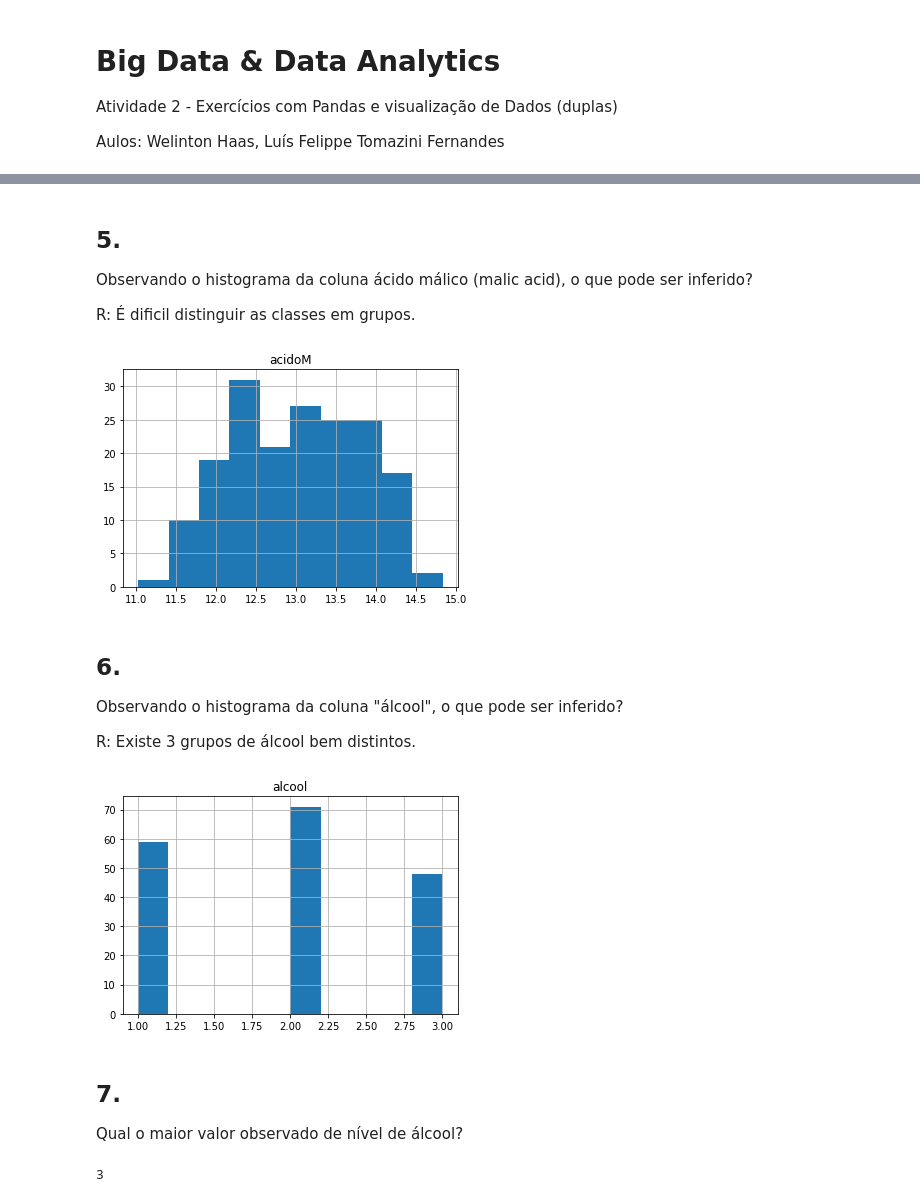
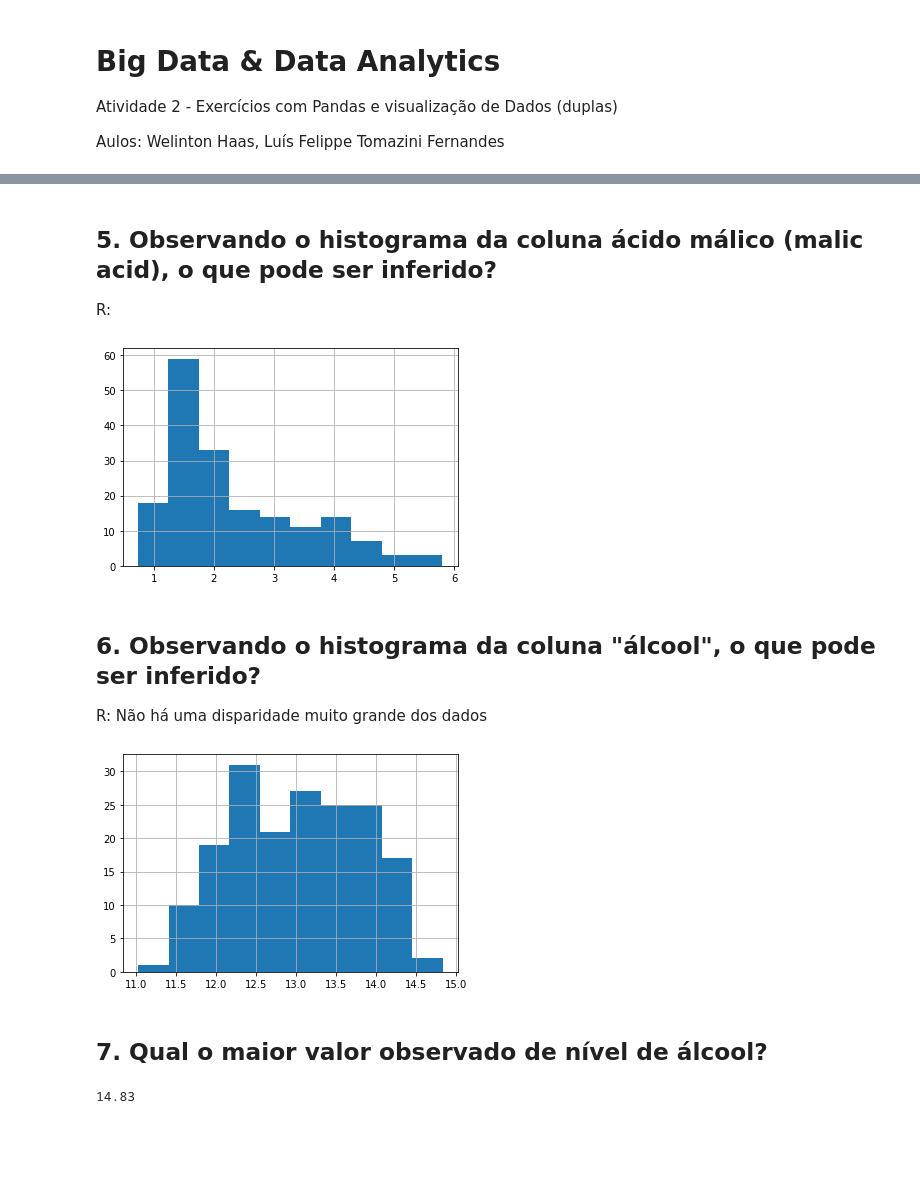
Before and after one commit to EutruTepit/BigData2022, a Jupyter notebook: Trabalhos/Atividade_2_[BIG_DATA].ipynb, the cells around one changed output, grey strips where cells are left out. Saved outputs shown, nothing was run; the diff lists cells and outputs as text; code cells hidden in the pictures; blank space fills up the shorter version.

```diff
--- a/Trabalhos/Atividade_2_[BIG_DATA].ipynb
+++ b/Trabalhos/Atividade_2_[BIG_DATA].ipynb
@@ -9,6 +14,7 @@ Carregue corretamente os dados sobre vinho, utilizando o seguinte link: https://
 # %%
 import pandas as pd
 df = pd.read_csv("https://archive.ics.uci.edu/ml/machine-learning-databases/wine/wine.data", names=[
+                                     'Classe',
                                      'álcool',
                                      'ácido málico',
                                      'cinzas',
@@ -21,11 +27,11 @@ df = pd.read_csv("https://archive.ics.uci.edu/ml/machine-learning-databases/wine
                                      'intensidade de cor',
                                      'tonalidade',
                                      'OD280/OD315 de vinhos diluídos',
-                                     'prolina',
-                                     'Classe'
+                                     'prolina'
                                      ])
 
 remap={
+  'Classe': 'classe',
   'álcool': 'alcool',
   'ácido málico': 'acidoM',
   'cinzas': 'cinzas',
@@ -38,8 +44,7 @@ remap={
   'intensidade de cor': 'intensi_cor',
   'tonalidade': 'tonalidade',
   'OD280/OD315 de vinhos diluídos': "diluidos",
-  'prolina': 'prolina',
-  'Classe': 'classe'
+  'prolina': 'prolina'
 }
 
 df.rename(remap, axis=1, inplace=True)
@@ -114,26 +140,23 @@ df.describe()
 # %% [markdown]
-## 5.
-Observando o histograma da coluna ácido málico (malic acid), o que pode ser inferido?
+## 5. Observando o histograma da coluna ácido málico (malic acid), o que pode ser inferido?
 
-R: É dificil distinguir as classes em grupos.
+R:
 # %%
-df.hist(column='acidoM');
+df['acidoM'].hist();
 # %% [output]
-[figure, old version]
+[figure, new version]
 # %% [markdown]
-## 6.
-Observando o histograma da coluna "álcool", o que pode ser inferido?
+## 6. Observando o histograma da coluna "álcool", o que pode ser inferido?
 
-R: Existe 3 grupos de álcool bem distintos.
+R: Não há uma disparidade muito grande dos dados
 # %%
-df.hist(column='alcool');
+df['alcool'].hist();
 # %% [output]
-[figure, old version]
+[figure, new version]
 # %% [markdown]
-## 7.
-Qual o maior valor observado de nível de álcool?
+## 7. Qual o maior valor observado de nível de álcool?
 # %%
 df['alcool'].max()
 # %% [output]
-3
+14.83
 # %% [markdown]
```
Also changed, not shown: parts of 20 cells of this notebook.
